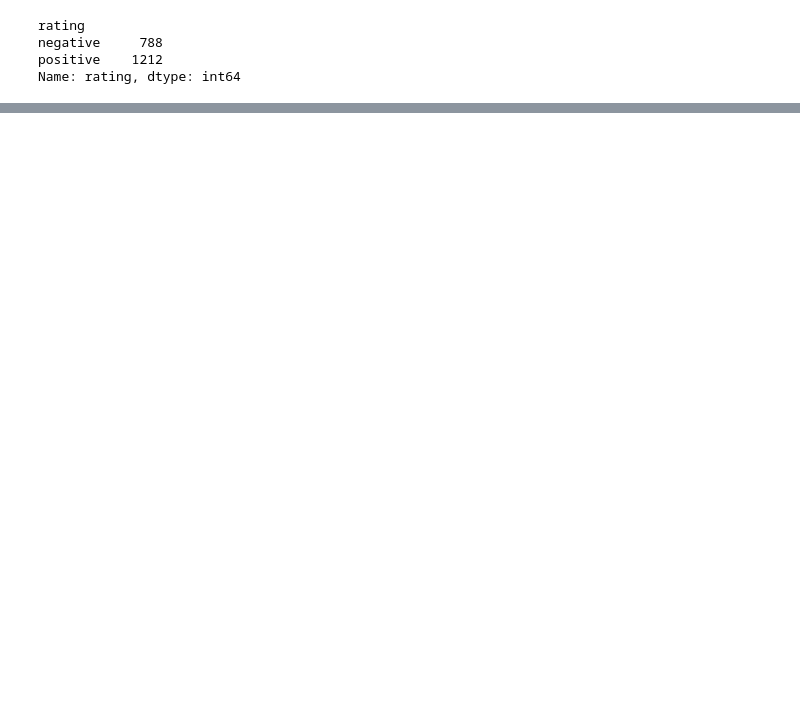
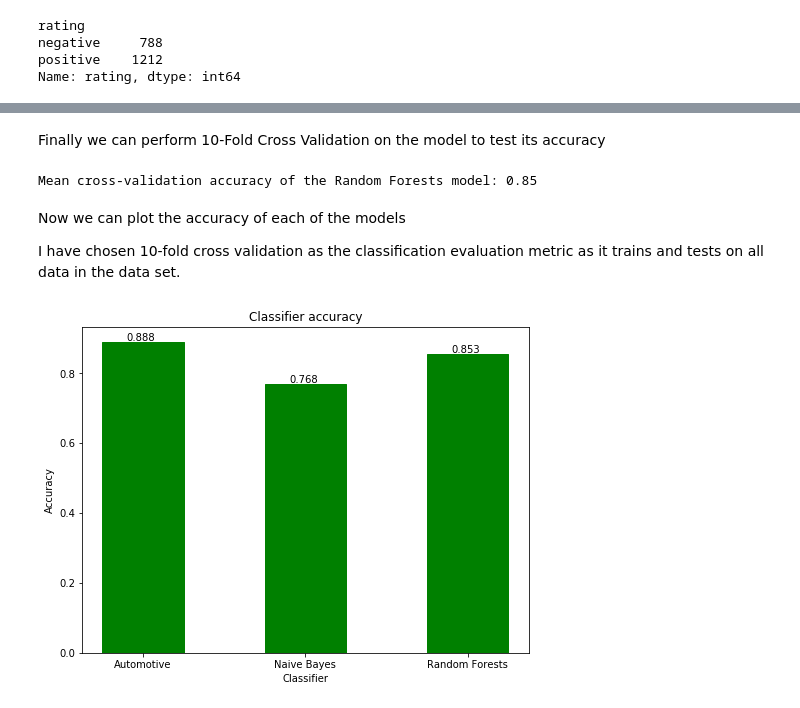
Before and after one commit to DaraLeonard/COMP47670-assignment2, a Jupyter notebook: COMP47670 Assignment 2 - Text Classification.ipynb, the cells around one changed output, grey strips where cells are left out. Drawn from its saved outputs; the diff is of its cells as text; code cells hidden in the pictures; blank space fills up the shorter version.

```diff
--- a/COMP47670 Assignment 2 - Text Classification.ipynb
+++ b/COMP47670 Assignment 2 - Text Classification.ipynb
@@ -93,0 +353,2 @@ Name: rating, dtype: int64
+# %%
+automotive_model_naive_bayes = MultinomialNB().fit(automotive_data_train, automotive_target_train)
@@ -93,0 +394,3 @@ Name: rating, dtype: int64
+# %%
+automotive_model_cross_validation_score_naive_bayes =  cross_val_score(automotive_model_naive_bayes, X_automotive, target_automotive, cv=10, scoring="accuracy")
+print("Mean cross-validation accuracy of the Naive Bayes model: %.2f" % automotive_model_cross_validation_score_naive_bayes.mean())
@@ -93,0 +405,14 @@ Name: rating, dtype: int64
+# %%
+random_forest = RandomForestClassifier()
+
+random_forest_param_grid = {
+    'bootstrap': [True],
+    'max_depth': [30, 40, 50],
+    'n_estimators': [100, 200, 300, 500]
+}
+
+grid_search = GridSearchCV(estimator = random_forest, param_grid = random_forest_param_grid, n_jobs = -1, verbose = 2)
+grid_search.fit(automotive_data_train, automotive_target_train)
+
+automotive_model_score_random_forest = grid_search.best_estimator_
+automotive_model_score_random_forest.fit(automotive_data_test, automotive_target_test)
@@ -93,0 +469,31 @@ Name: rating, dtype: int64
+# %% [markdown]
+Finally we can perform 10-Fold Cross Validation on the model to test its accuracy
+# %%
+automotive_model_cross_validation_score_random_forest =  cross_val_score(automotive_model_score_random_forest, X_automotive, target_automotive, cv=10, scoring="accuracy")
+print("Mean cross-validation accuracy of the Random Forests model: %.2f" % automotive_model_cross_validation_score_random_forest.mean())
+# %% [output]
+Mean cross-validation accuracy of the Random Forests model: 0.85
+# %% [markdown]
+Now we can plot the accuracy of each of the models
+
+I have chosen 10-fold cross validation as the classification evaluation metric as it trains and tests on all data in the data set.
+# %%
+accuracy_results = [automotive_model_cross_validation_score_log_reg.mean(), automotive_model_cross_validation_score_naive_bayes.mean(), automotive_model_cross_validation_score_random_forest.mean()]
+index = np.arange(len(accuracy_results))
+plt.figure(figsize=(8,6))
+bar_list = plt.bar(index, accuracy_results, width=0.5)
+for bar in bar_list:
+    yval = round(bar.get_height(), 3)
+    plt.text(bar.get_x()+0.15, yval + .005, yval)
+
+bar_list[0].set_color('g')
+bar_list[1].set_color('g')
+bar_list[2].set_color('g')
+
+plt.xlabel('Classifier')
+plt.ylabel('Accuracy')
+plt.xticks(index, ["Automotive", "Naive Bayes", "Random Forests"])
+plt.title('Classifier accuracy')
+plt.show()
+# %% [output]
+[figure, added]
```
Also changed, not shown: parts of 79 cells of this notebook, 3 other files.
